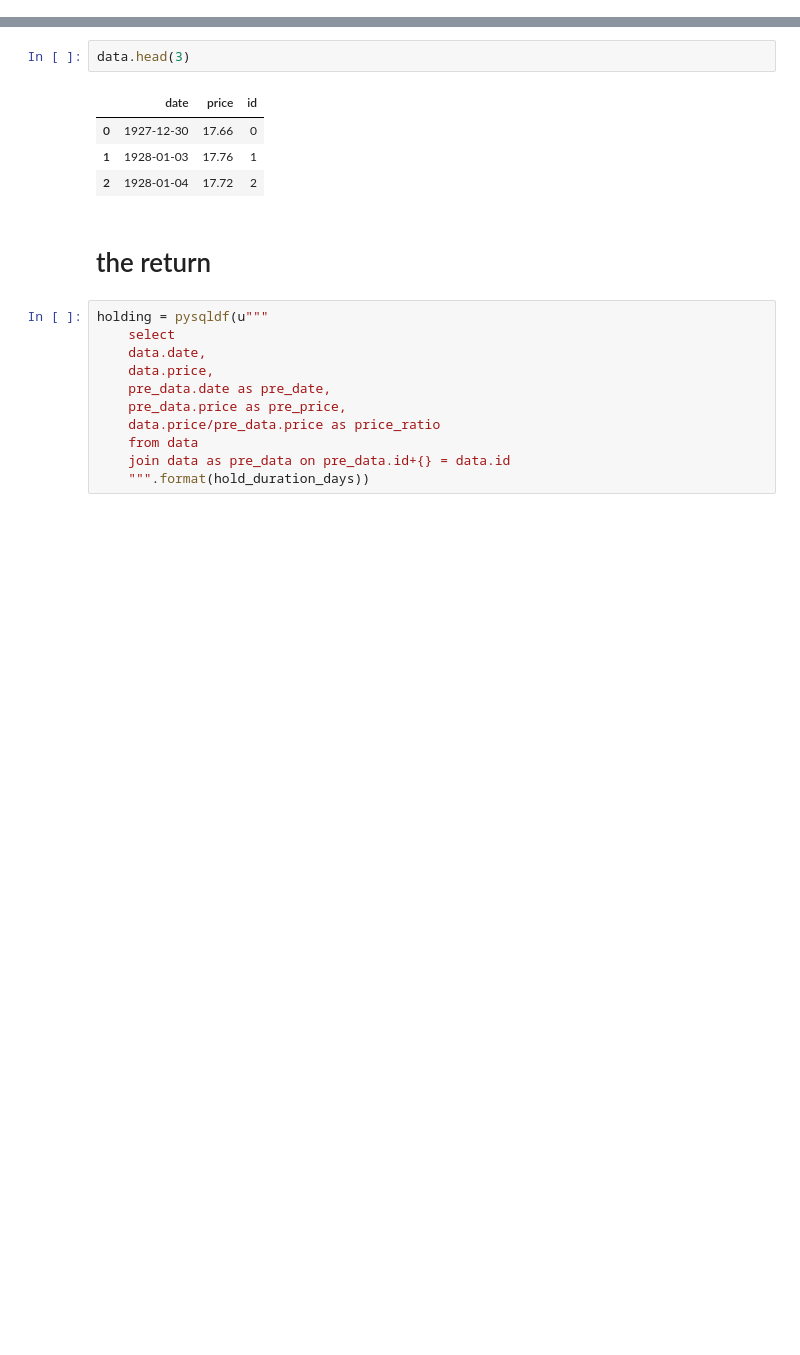
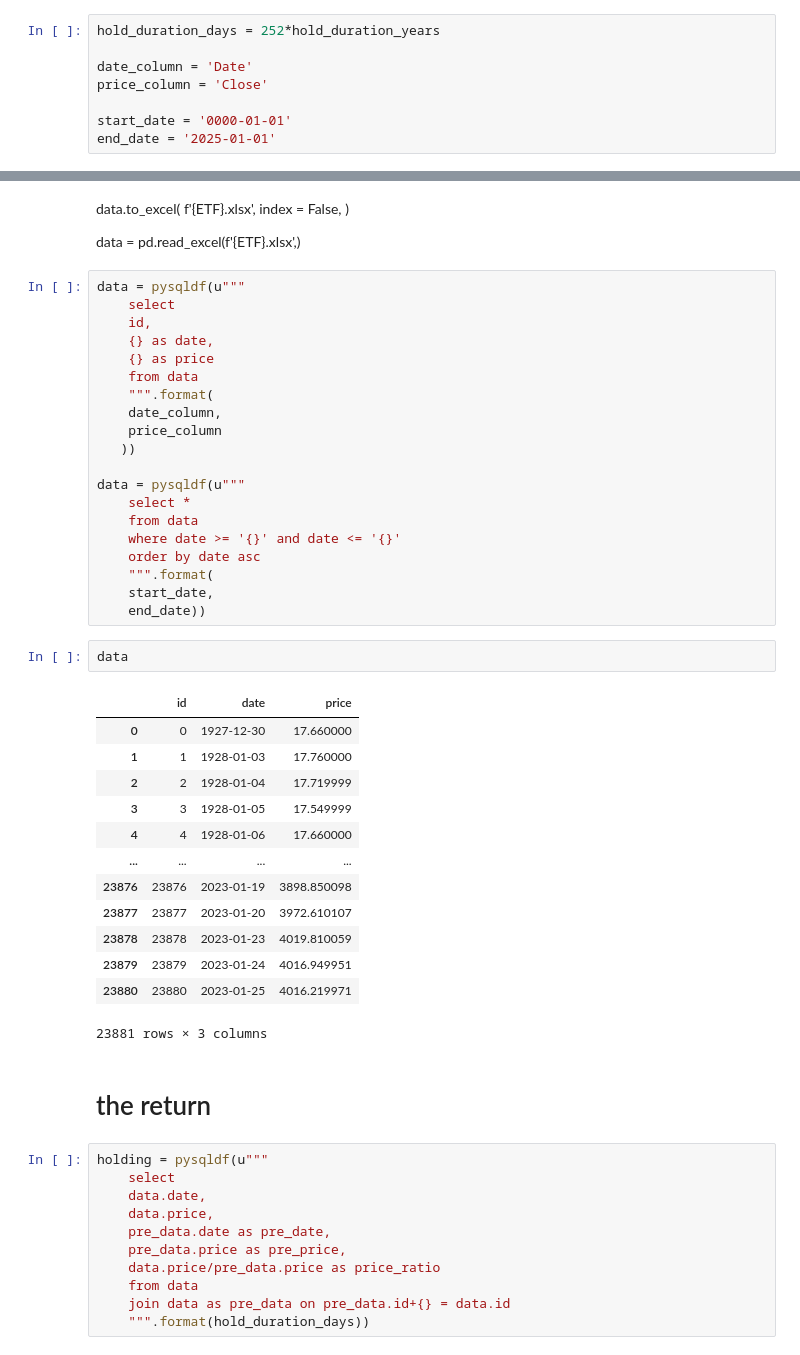
Before and after one commit to jingyanwang/invest_return_simulation, a Jupyter notebook: return_all_in.ipynb, the cells around one changed output, grey strips where cells are left out. Cells and saved outputs as stored; diff of their text form; blank space fills up the shorter version.

```diff
--- a/return_all_in.ipynb
+++ b/return_all_in.ipynb
@@ -118,0 +20,8 @@ data['id'] = data.index
+# %%
+hold_duration_days = 252*hold_duration_years
+
+date_column = 'Date'
+price_column = 'Close'
+
+start_date = '0000-01-01'
+end_date = '2025-01-01'
@@ -119,10 +44,46 @@ data['id'] = data.index
+# %% [markdown]
+data.to_excel(
+    f'{ETF}.xlsx',
+    index = False,
+    )
+
+data = pd.read_excel(f'{ETF}.xlsx',)
+# %%
+data = pysqldf(u"""
+    select
+    id,
+    {} as date,
+    {} as price
+    from data
+    """.format(
+    date_column,
+    price_column
+   ))
+
+data = pysqldf(u"""
+    select *
+    from data
+    where date >= '{}' and date <= '{}'
+    order by date asc
+    """.format(
+    start_date,
+    end_date))
 # %%
-data.head(3)
+data
 # %% [output]
-|  | date | price | id |
-| 0 | 1927-12-30 | 17.66 | 0 |
-| 1 | 1928-01-03 | 17.76 | 1 |
-| 2 | 1928-01-04 | 17.72 | 2 |
+|  | id | date | price |
+| 0 | 0 | 1927-12-30 | 17.660000 |
+| 1 | 1 | 1928-01-03 | 17.760000 |
+| 2 | 2 | 1928-01-04 | 17.719999 |
+| 3 | 3 | 1928-01-05 | 17.549999 |
+| 4 | 4 | 1928-01-06 | 17.660000 |
+| ... | ... | ... | ... |
+| 23876 | 23876 | 2023-01-19 | 3898.850098 |
+| 23877 | 23877 | 2023-01-20 | 3972.610107 |
+| 23878 | 23878 | 2023-01-23 | 4019.810059 |
+| 23879 | 23879 | 2023-01-24 | 4016.949951 |
+| 23880 | 23880 | 2023-01-25 | 4016.219971 |
+23881 rows × 3 columns
 # %% [markdown]
 # the return
 # %%
```
Also changed, not shown: parts of 18 cells of this notebook, 32 other files.
